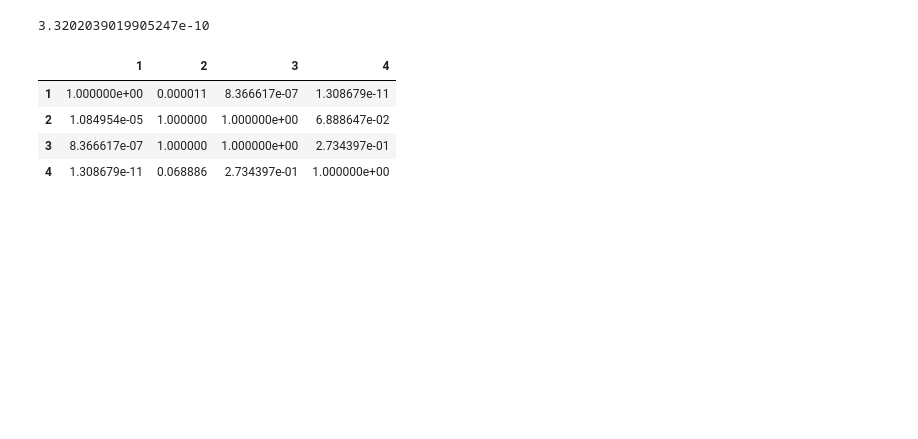
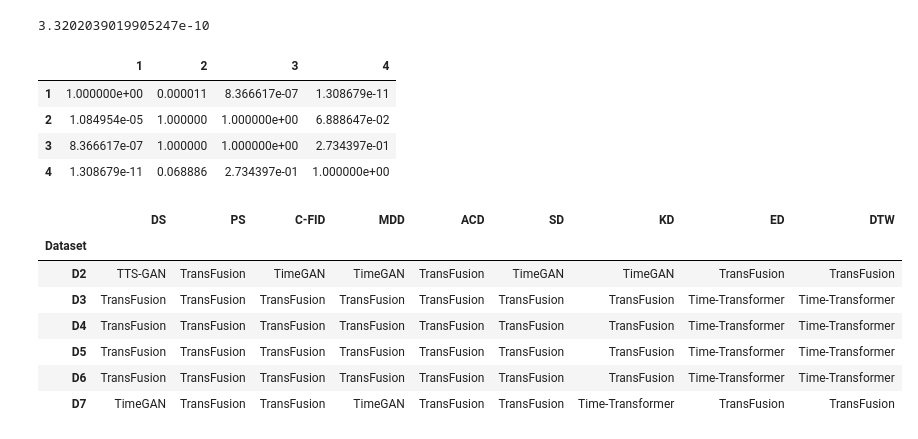
Before and after one commit to istvan-derda/Istvans-TSGBench, a Jupyter notebook: visualizations/visualize_numeric_results.ipynb, the cells around one changed output. Cells and saved outputs as stored; diff of their text form; code cells hidden in the pictures; blank space fills up the shorter version.

```diff
--- a/visualizations/visualize_numeric_results.ipynb
+++ b/visualizations/visualize_numeric_results.ipynb
@@ -342,3 +227,39 @@ posthoc
 | 2 | 1.084954e-05 | 1.000000 | 1.000000e+00 | 6.888647e-02 |
 | 3 | 8.366617e-07 | 1.000000 | 1.000000e+00 | 2.734397e-01 |
 | 4 | 1.308679e-11 | 0.068886 | 2.734397e-01 | 1.000000e+00 |
+# %%
+import pandas as pd
+
+df = df_all
+
+# Create a new DataFrame with the same columns
+out = pd.DataFrame(index=df.index.levels[1], columns=df.columns)
+
+for lvl2 in df.index.levels[1]:
+    # Select all rows with this level2
+    subset = df.xs(lvl2, level=1)
+    # Find max in each column
+    min_idx = subset.idxmin()  # gives Level1 with max for each column
+    out.loc[lvl2] = min_idx
+
+
+def color_cells(value):
+    if value == "TTS-GAN":
+        return 'background-color: yellow'
+    if value == "TransFusion":
+        return 'background-color: lightgreen'
+    if value == "TimeGAN":
+        return 'background-color: lightblue'
+    if value == "Time-Transformer":
+        return 'background-color: pink'
+
+out.style.applymap(color_cells)
+# %% [output]
+|  | DS | PS | C-FID | MDD | ACD | SD | KD | ED | DTW |
+| Dataset |  |  |  |  |  |  |  |  |  |
+| D2 | TTS-GAN | TransFusion | TimeGAN | TimeGAN | TransFusion | TimeGAN | TimeGAN | TransFusion | TransFusion |
+| D3 | TransFusion | TransFusion | TransFusion | TransFusion | TransFusion | TransFusion | TransFusion | Time-Transformer | Time-Transformer |
+| D4 | TransFusion | TransFusion | TransFusion | TransFusion | TransFusion | TransFusion | TransFusion | Time-Transformer | Time-Transformer |
+| D5 | TransFusion | TransFusion | TransFusion | TransFusion | TransFusion | TransFusion | TransFusion | Time-Transformer | Time-Transformer |
+| D6 | TransFusion | TransFusion | TransFusion | TransFusion | TransFusion | TransFusion | TransFusion | Time-Transformer | Time-Transformer |
+| D7 | TimeGAN | TransFusion | TransFusion | TimeGAN | TransFusion | TransFusion | Time-Transformer | TransFusion | TransFusion |
```
Also changed, not shown: parts of 13 cells of this notebook.
